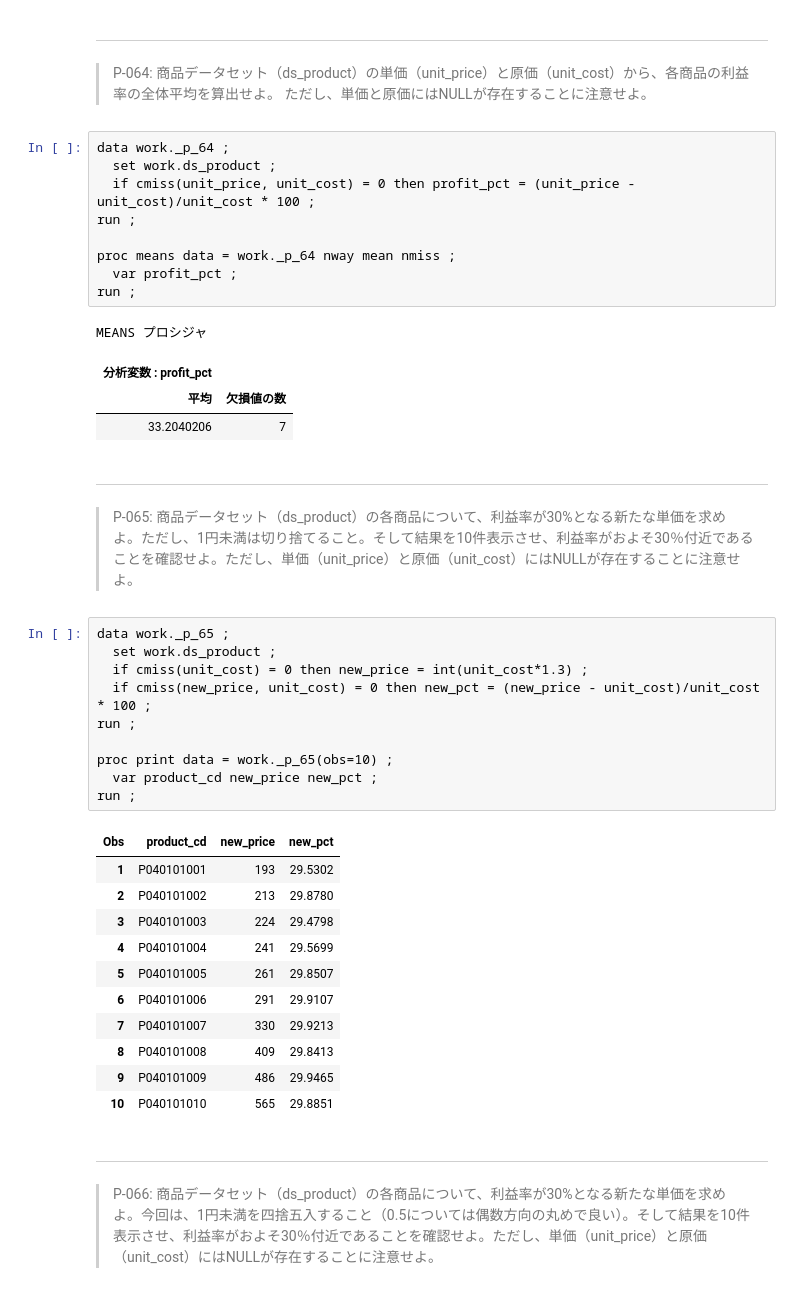
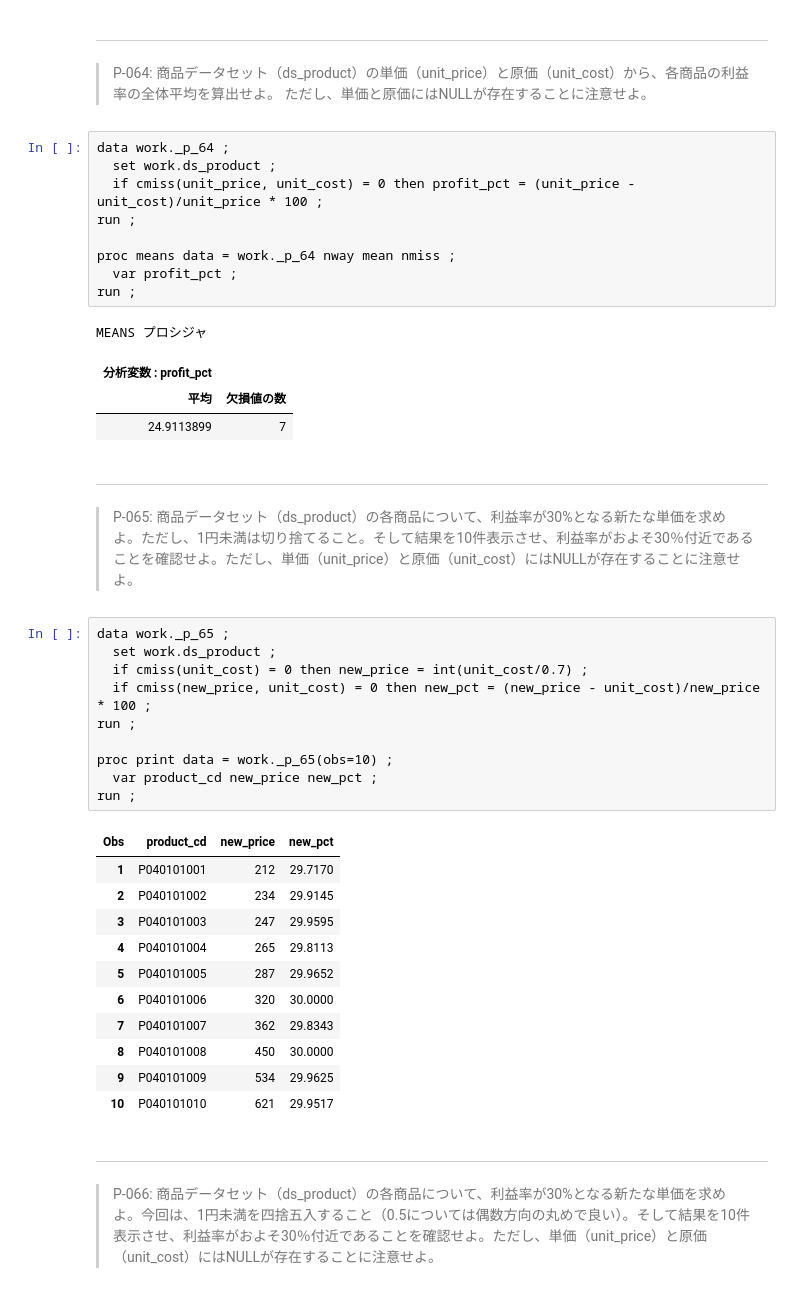
Before and after one commit to k-nkmt/sas-sample, a Jupyter notebook: 100knokcs/answer_knock_SAS.ipynb, the cells around one changed output. Saved outputs shown, nothing was run; the diff lists cells and outputs as text.

```diff
--- a/100knokcs/answer_knock_SAS.ipynb
+++ b/100knokcs/answer_knock_SAS.ipynb
@@ -1899,7 +1888,7 @@ run ;
 # %%
 data work._p_64 ;
   set work.ds_product ;
-  if cmiss(unit_price, unit_cost) = 0 then profit_pct = (unit_price - unit_cost)/unit_cost * 100 ;
+  if cmiss(unit_price, unit_cost) = 0 then profit_pct = (unit_price - unit_cost)/unit_price * 100 ;
 run ;
 
 proc means data = work._p_64 nway mean nmiss ;
@@ -1909,32 +1898,32 @@ run ;
 MEANS プロシジャ
 | 分析変数 : profit_pct |  |
 | 平均 | 欠損値の数 |
-| 33.2040206 | 7 |
+| 24.9113899 | 7 |
 # %% [markdown]
 ---
 > P-065: 商品データセット（ds_product）の各商品について、利益率が30%となる新たな単価を求めよ。ただし、1円未満は切り捨てること。そして結果を10件表示させ、利益率がおよそ30％付近であることを確認せよ。ただし、単価（unit_price）と原価（unit_cost）にはNULLが存在することに注意せよ。
 # %%
 data work._p_65 ;
   set work.ds_product ;
-  if cmiss(unit_cost) = 0 then new_price = int(unit_cost*1.3) ;
-  if cmiss(new_price, unit_cost) = 0 then new_pct = (new_price - unit_cost)/unit_cost * 100 ;
+  if cmiss(unit_cost) = 0 then new_price = int(unit_cost/0.7) ;
+  if cmiss(new_price, unit_cost) = 0 then new_pct = (new_price - unit_cost)/new_price * 100 ;
 run ;
 
 proc print data = work._p_65(obs=10) ;
   var product_cd new_price new_pct ;
 run ;
 # %% [output]
 | Obs | product_cd | new_price | new_pct |
-| 1 | P040101001 | 193 | 29.5302 |
-| 2 | P040101002 | 213 | 29.8780 |
-| 3 | P040101003 | 224 | 29.4798 |
-| 4 | P040101004 | 241 | 29.5699 |
-| 5 | P040101005 | 261 | 29.8507 |
-| 6 | P040101006 | 291 | 29.9107 |
-| 7 | P040101007 | 330 | 29.9213 |
-| 8 | P040101008 | 409 | 29.8413 |
-| 9 | P040101009 | 486 | 29.9465 |
-| 10 | P040101010 | 565 | 29.8851 |
+| 1 | P040101001 | 212 | 29.7170 |
+| 2 | P040101002 | 234 | 29.9145 |
+| 3 | P040101003 | 247 | 29.9595 |
+| 4 | P040101004 | 265 | 29.8113 |
+| 5 | P040101005 | 287 | 29.9652 |
+| 6 | P040101006 | 320 | 30.0000 |
+| 7 | P040101007 | 362 | 29.8343 |
+| 8 | P040101008 | 450 | 30.0000 |
+| 9 | P040101009 | 534 | 29.9625 |
+| 10 | P040101010 | 621 | 29.9517 |
 # %% [markdown]
 ---
 > P-066: 商品データセット（ds_product）の各商品について、利益率が30%となる新たな単価を求めよ。今回は、1円未満を四捨五入すること（0.5については偶数方向の丸めで良い）。そして結果を10件表示させ、利益率がおよそ30％付近であることを確認せよ。ただし、単価（unit_price）と原価（unit_cost）にはNULLが存在することに注意せよ。
```
Also changed, not shown: parts of 34 cells of this notebook, 1 other file.
